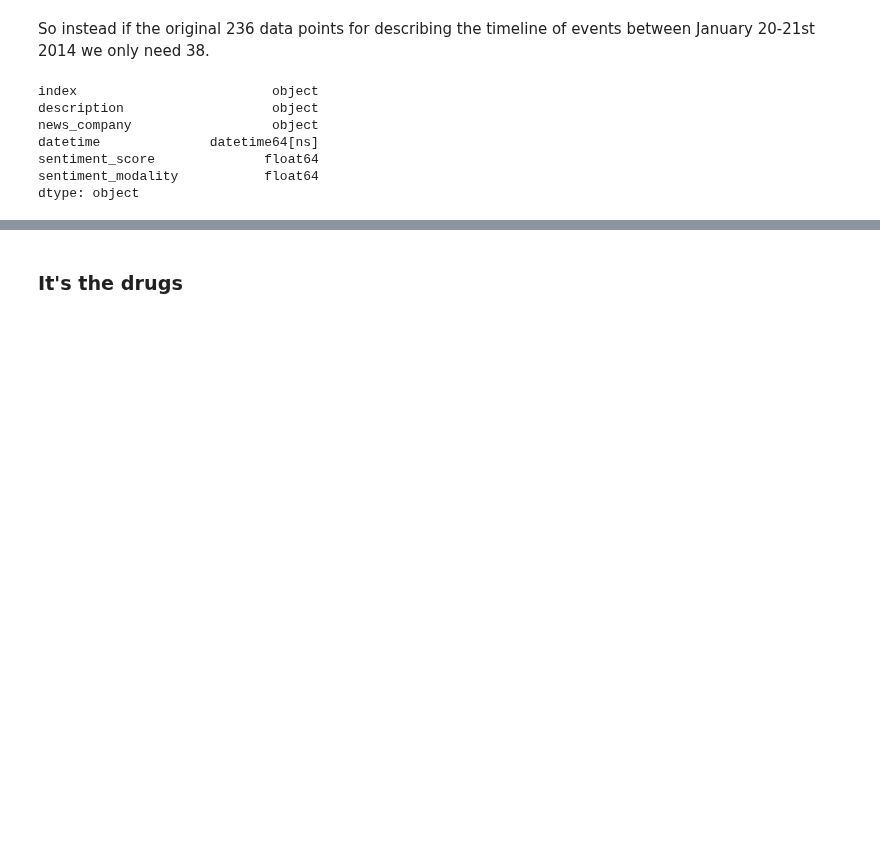
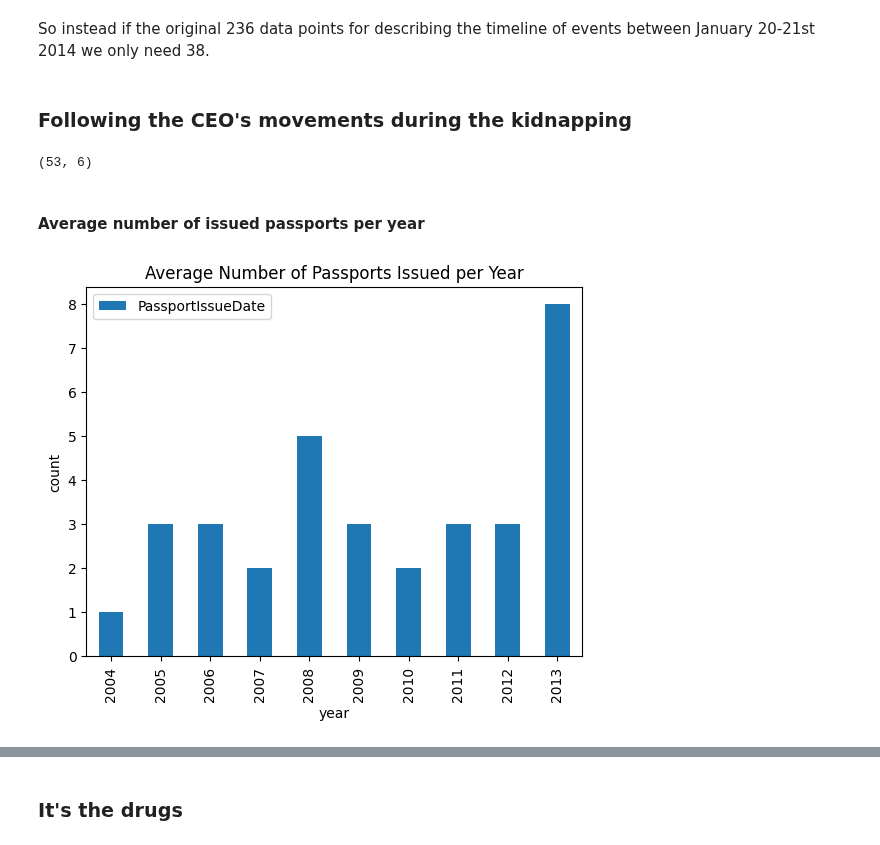
Before and after one commit to hypothetical-lemon/COMP4449-capstone, a Jupyter notebook: final/KronosKidnapping/heather_lemon_final_kidnappingreport.ipynb, the cells around one changed output, grey strips where cells are left out. Cells and saved outputs as stored; diff of their text form; code cells hidden in the pictures; blank space fills up the shorter version.

```diff
--- a/final/KronosKidnapping/heather_lemon_final_kidnappingreport.ipynb
+++ b/final/KronosKidnapping/heather_lemon_final_kidnappingreport.ipynb
@@ -1004,13 +1084,17 @@ kronos_star_reports.head()
 | 203 | article 281 | kronos star breaking emergency ga... | Kronos Star | 2014-01-20 | 0.0 | 0.0 |
 # %% [markdown]
 So instead if the original 236 data points for describing the timeline of events between January 20-21st 2014 we only need 38.
-# %%
-kronos_star_reports.dtypes
-# %% [output]
-index                         object
-description                   object
-news_company                  object
-datetime              datetime64[ns]
-sentiment_score              float64
-sentiment_modality           float64
-dtype: object
+# %% [markdown]
+### Following the CEO's movements during the kidnapping
+# %%
+query_for_sten_movements = event_day.query("description.str.contains('sanjorge')", engine='python', inplace=False)
+print(query_for_sten_movements.shape)
+# %% [output]
+(53, 6)
+# %% [markdown]
+#### Average number of issued passports per year
+# %%
+grouped = employee_records_df.groupby(employee_records_df['PassportIssueDate'].dt.to_period('Y')).agg({'PassportIssueDate': 'count'})
+grouped.plot(kind='bar', xlabel='year', ylabel='count', title='Average Number of Passports Issued per Year');
+# %% [output]
+[figure, added]
```
Also changed, not shown: parts of 31 cells of this notebook, 2 other files.
